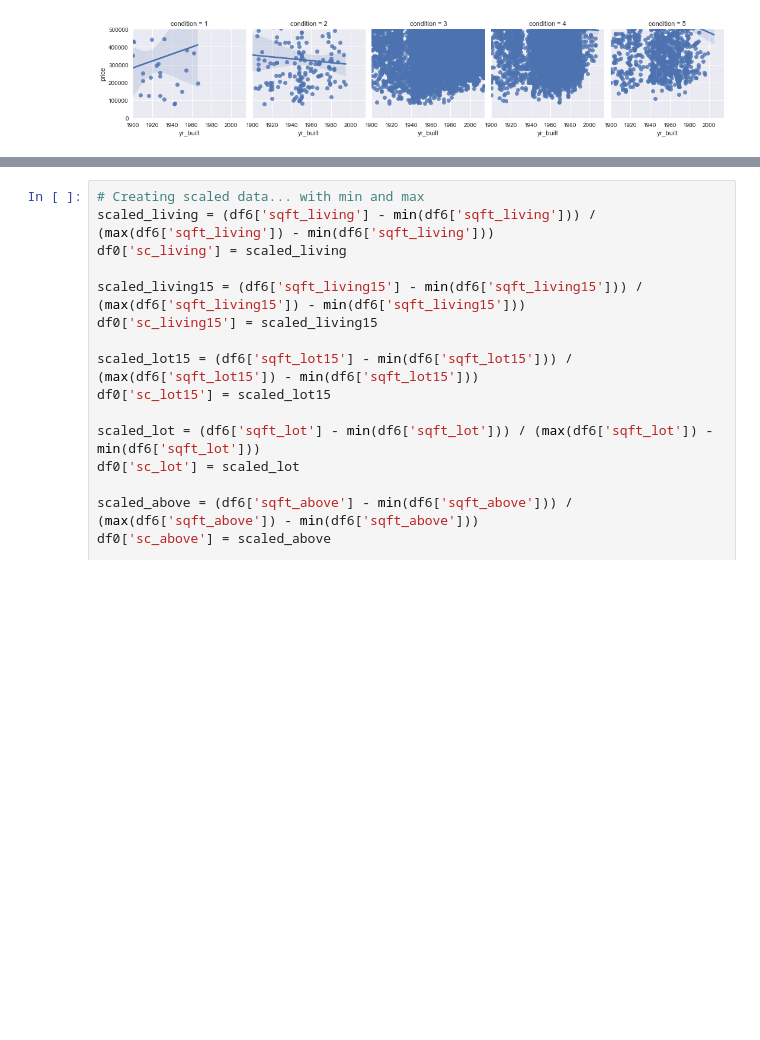
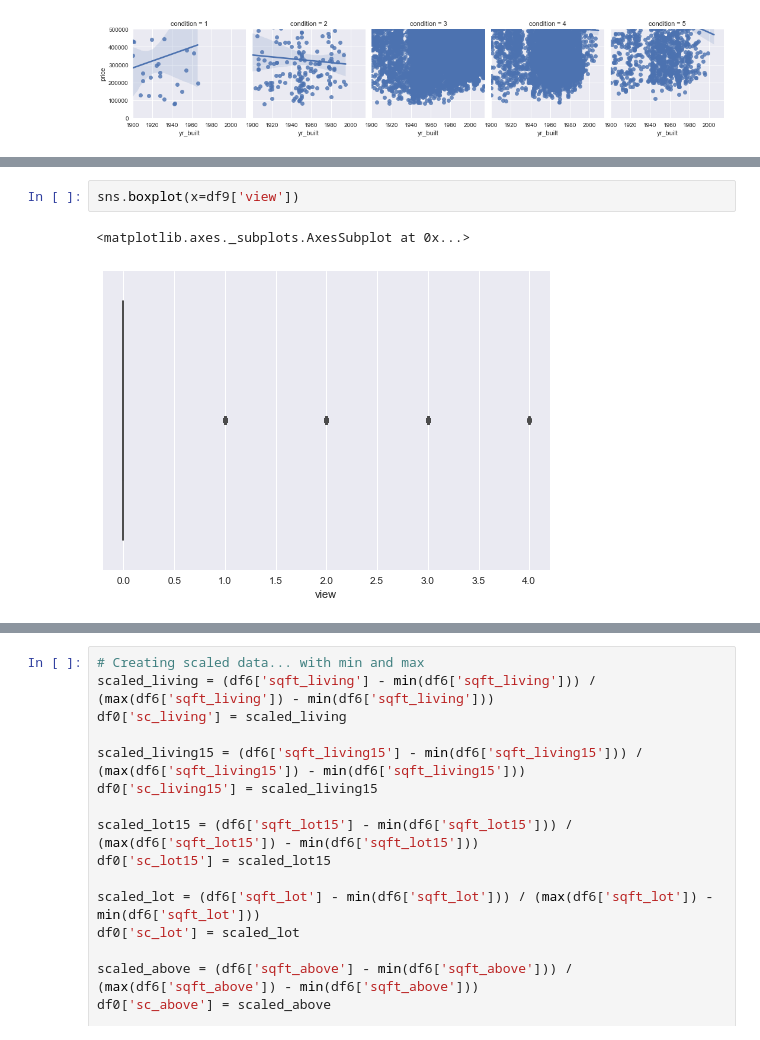
Before and after one commit to markp-rankin/KingHousing, a Jupyter notebook: Mark-EDA-3-Housing.ipynb, the cells around one changed output, grey strips where cells are left out. Cells and saved outputs as stored; diff of their text form; blank space fills up the shorter version.

```diff
--- a/Mark-EDA-3-Housing.ipynb
+++ b/Mark-EDA-3-Housing.ipynb
@@ -408,0 +436,5 @@ plt.ylim(0, 500000)
+# %%
+sns.boxplot(x=df9['view'])
+# %% [output]
+<matplotlib.axes._subplots.AxesSubplot at 0x...>
+[figure, added]
```
Also changed, not shown: parts of 73 cells of this notebook.
